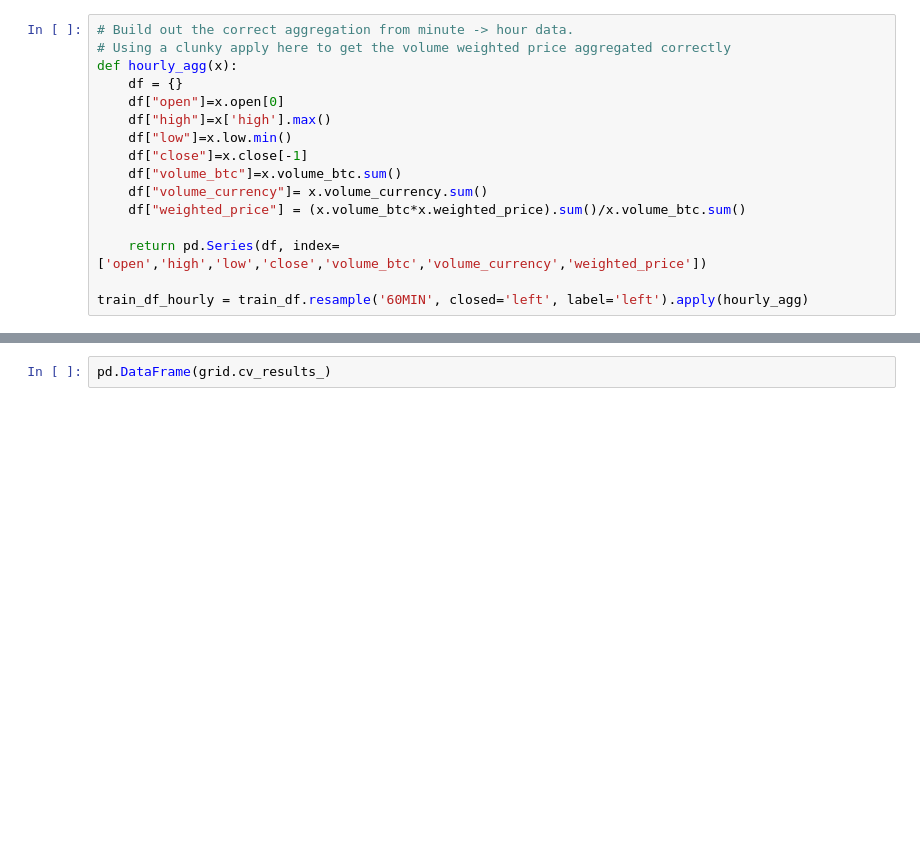
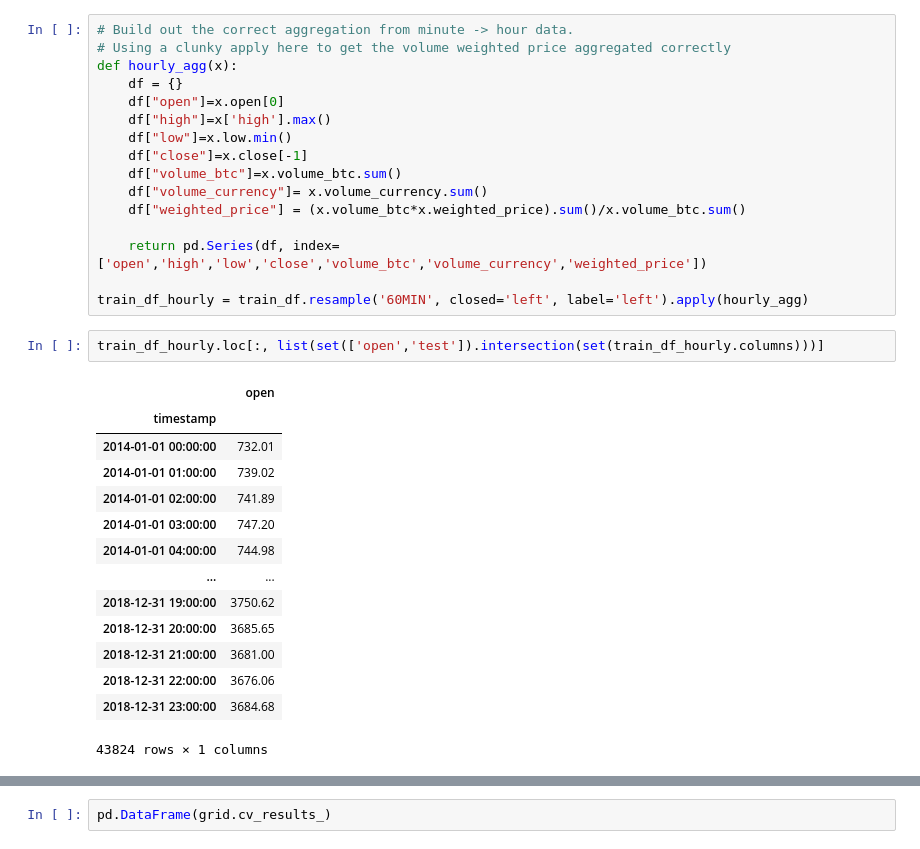
Before and after one commit to dbandrews/bitcoin-trading, a Jupyter notebook: pricing_analysis.ipynb, the cells around one changed output, grey strips where cells are left out. Cells and saved outputs as stored; diff of their text form; blank space fills up the shorter version.

```diff
--- a/pricing_analysis.ipynb
+++ b/pricing_analysis.ipynb
@@ -413,6 +410,23 @@ def hourly_agg(x):
     return pd.Series(df, index=['open','high','low','close','volume_btc','volume_currency','weighted_price'])
 
 train_df_hourly = train_df.resample('60MIN', closed='left', label='left').apply(hourly_agg)
+# %%
+train_df_hourly.loc[:, list(set(['open','test']).intersection(set(train_df_hourly.columns)))]
+# %% [output]
+|  | open |
+| timestamp |  |
+| 2014-01-01 00:00:00 | 732.01 |
+| 2014-01-01 01:00:00 | 739.02 |
+| 2014-01-01 02:00:00 | 741.89 |
+| 2014-01-01 03:00:00 | 747.20 |
+| 2014-01-01 04:00:00 | 744.98 |
+| ... | ... |
+| 2018-12-31 19:00:00 | 3750.62 |
+| 2018-12-31 20:00:00 | 3685.65 |
+| 2018-12-31 21:00:00 | 3681.00 |
+| 2018-12-31 22:00:00 | 3676.06 |
+| 2018-12-31 23:00:00 | 3684.68 |
+43824 rows × 1 columns
 # %%
 from sklearn.base import BaseEstimator, TransformerMixin
 from tsfresh.utilities.dataframe_functions import roll_time_series
```
Also changed, not shown: parts of 8 cells of this notebook.
